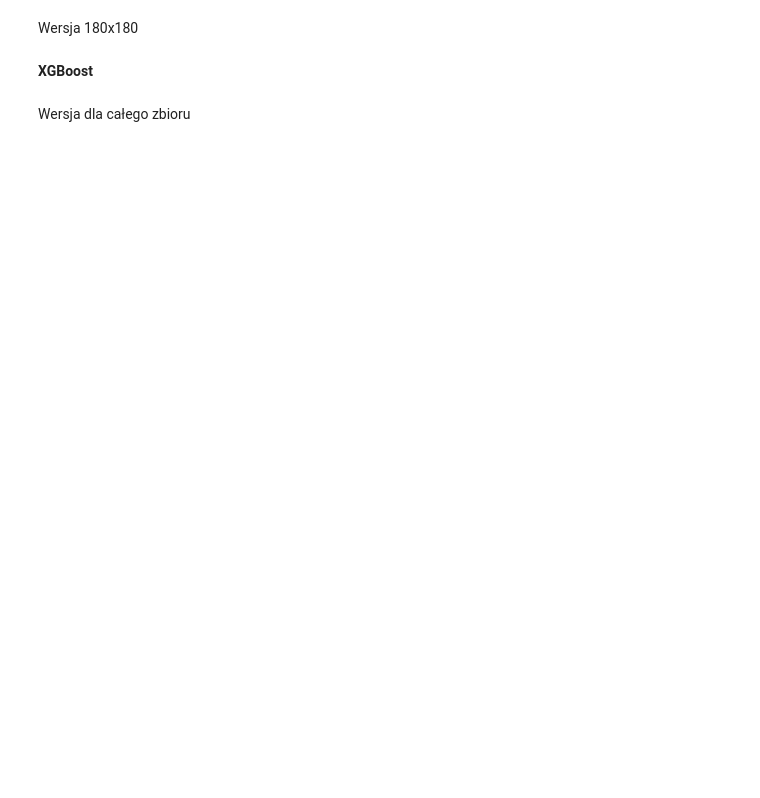
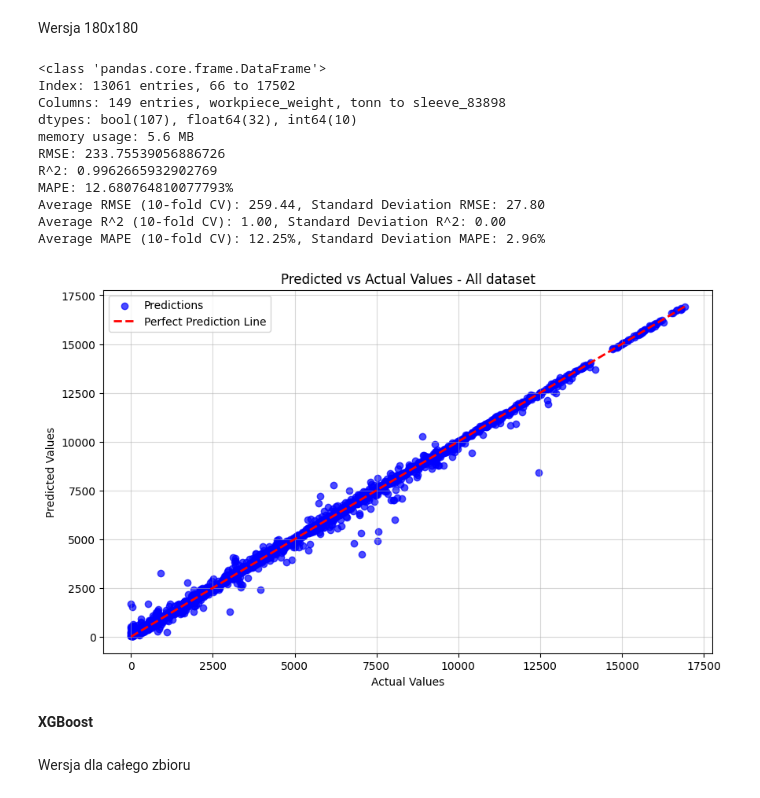
Before and after one commit to marus03/Engineer-s-Thesis, a Jupyter notebook: Untitled.ipynb, the cells around one changed output. Drawn from its saved outputs; the diff is of its cells as text; code cells hidden in the pictures; blank space fills up the shorter version.

```diff
--- a/Untitled.ipynb
+++ b/Untitled.ipynb
@@ -706,7 +716,7 @@ y = data_encoded['RUL']
 X_train, X_test, y_train, y_test = train_test_split(X, y, test_size=0.2, random_state=42)
 
 # Ustalony model z najlepszymi parametrami
-best_params = {'max_depth': 30, 'min_samples_leaf': 1, 'n_estimators': 100}
+best_params = {'max_depth': 30, 'min_samples_leaf': 1, 'n_estimators': 10}
 best_forest_model = RandomForestRegressor(
     n_estimators=best_params['n_estimators'],
     max_depth=best_params['max_depth'],
@@ -789,7 +812,7 @@ y = data_encoded['RUL']
 X_train, X_test, y_train, y_test = train_test_split(X, y, test_size=0.2, random_state=42)
 
 # Ustalony model z najlepszymi parametrami
-best_params = {'max_depth': 30, 'min_samples_leaf': 1, 'n_estimators': 100}
+best_params = {'max_depth': 30, 'min_samples_leaf': 1, 'n_estimators': 10}
 best_forest_model = RandomForestRegressor(
     n_estimators=best_params['n_estimators'],
     max_depth=best_params['max_depth'],
@@ -816,33 +839,46 @@ mape_result = mape(y_test, y_pred)
 print(f"MAPE: {mape_result}%")
 
 # K-krotna walidacja modelu
 kf = KFold(n_splits=10, shuffle=True, random_state=42)
 rmse_scorer = make_scorer(root_mean_squared_error, greater_is_better=False)
 mape_scorer = make_scorer(mape, greater_is_better=False)
 
 # Wyniki kroswalidacji
 rmse_scores = cross_val_score(best_forest_model, X, y, cv=kf, scoring=rmse_scorer)
 print(f"Average RMSE (10-fold CV): {np.mean(np.abs(rmse_scores)):.2f}, Standard Deviation RMSE: {np.std(rmse_scores):.2f}")
 
 r2_scores = cross_val_score(best_forest_model, X, y, cv=kf, scoring='r2')
 print(f"Average R^2 (10-fold CV): {np.mean(r2_scores):.2f}, Standard Deviation R^2: {np.std(r2_scores):.2f}")
 
 mape_scores = cross_val_score(best_forest_model, X, y, cv=kf, scoring=mape_scorer)
 print(f"Average MAPE (10-fold CV): {np.mean(np.abs(mape_scores)):.2f}%, Standard Deviation MAPE: {np.std(mape_scores):.2f}%")
 
 # Rysowanie wykresu Predykcja vs Rzeczywiste wartości
 plt.figure(figsize=(10, 6))
 
 plt.scatter(y_test, y_pred, alpha=0.7, color='blue', label='Predictions')
 plt.plot([y_test.min(), y_test.max()], [y_test.min(), y_test.max()], color='red', linestyle='--', linewidth=2, label='Perfect Prediction Line')
 
 plt.title("Predicted vs Actual Values - All dataset")
 plt.xlabel("Actual Values")
 plt.ylabel("Predicted Values")
 plt.legend()
 plt.grid(alpha=0.5)
 
 plt.show()
+# %% [output]
+<class 'pandas.core.frame.DataFrame'>
+Index: 13061 entries, 66 to 17502
+Columns: 149 entries, workpiece_weight, tonn to sleeve_83898
+dtypes: bool(107), float64(32), int64(10)
+memory usage: 5.6 MB
+RMSE: 233.75539056886726
+R^2: 0.9962665932902769
+MAPE: 12.680764810077793%
+Average RMSE (10-fold CV): 259.44, Standard Deviation RMSE: 27.80
+Average R^2 (10-fold CV): 1.00, Standard Deviation R^2: 0.00
+Average MAPE (10-fold CV): 12.25%, Standard Deviation MAPE: 2.96%
+[figure, added]
 # %% [markdown]
 **XGBoost**
 # %% [markdown]
```
Also changed, not shown: parts of 8 cells of this notebook.
